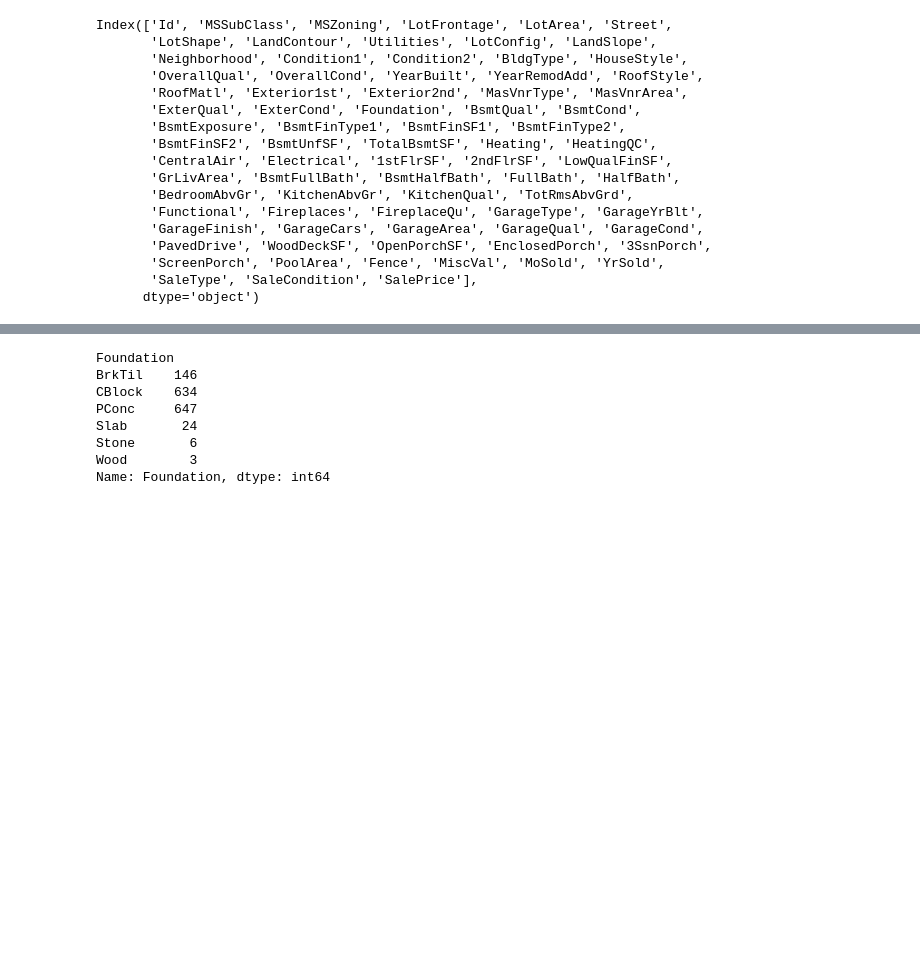
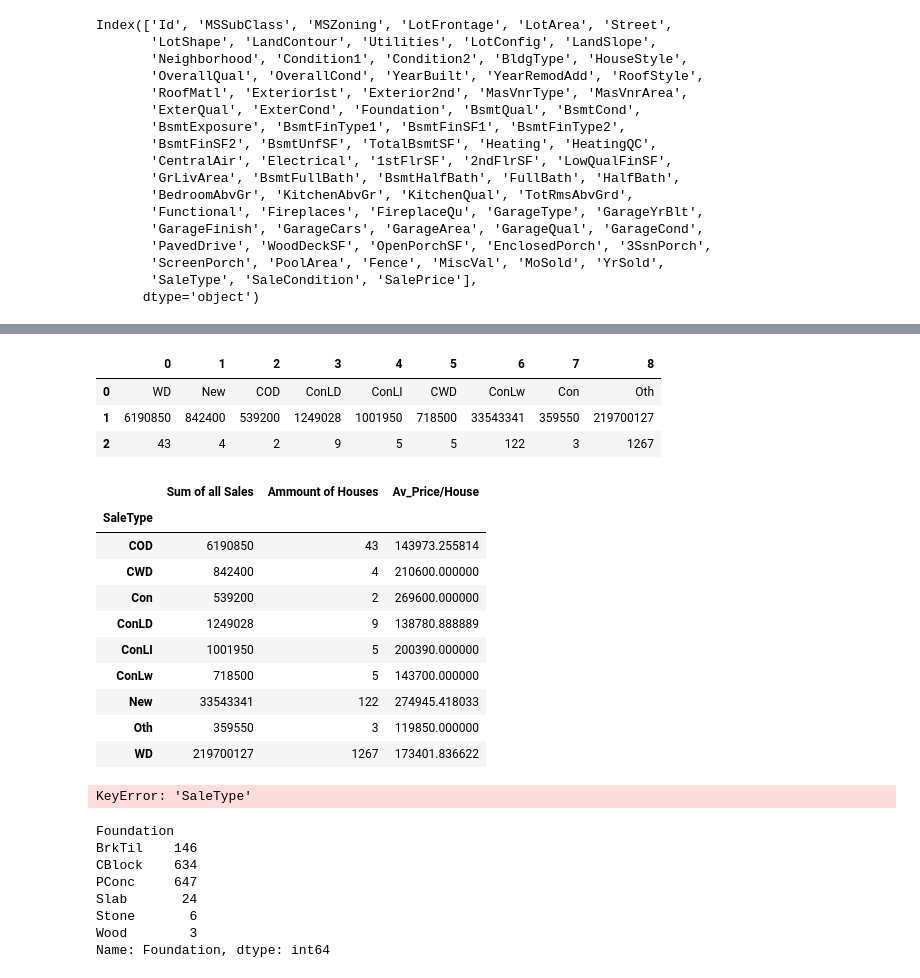
Before and after one commit to Xristos04/Data-Science-Tutorials, a Jupyter notebook: home_pract.ipynb, the cells around one changed output, grey strips where cells are left out. Cells and saved outputs as stored; diff of their text form; code cells hidden in the pictures; blank space fills up the shorter version.

```diff
--- a/home_pract.ipynb
+++ b/home_pract.ipynb
@@ -345,0 +351,10 @@ Index(['Id', 'MSSubClass', 'MSZoning', 'LotFrontage', 'LotArea', 'Street',
+# %%
+x = df.groupby('SaleType')['SalePrice'].sum()
+y = df.groupby('SaleType')['SalePrice'].agg('count')
+newDF = pd.DataFrame([ x , y ])
+newDF = pd.DataFrame({'Sum of all Sales': x, 'Ammount of Houses': y})
+newDF
+
+# df['PropertyAge'] = df['YrSold'] - df['YearBuilt']
+
+# df['PropertyAge']
@@ -346,3 +373,39 @@ Index(['Id', 'MSSubClass', 'MSZoning', 'LotFrontage', 'LotArea', 'Street',
+# %%
+ddf =  pd.DataFrame([df['SaleType'].unique(), x , y])
+ddf
+# %% [output]
+|  | 0 | 1 | 2 | 3 | 4 | 5 | 6 | 7 | 8 |
+| 0 | WD | New | COD | ConLD | ConLI | CWD | ConLw | Con | Oth |
+| 1 | 6190850 | 842400 | 539200 | 1249028 | 1001950 | 718500 | 33543341 | 359550 | 219700127 |
+| 2 | 43 | 4 | 2 | 9 | 5 | 5 | 122 | 3 | 1267 |
+# %%
+newDF
+# %% [output]
+|  | Sum of all Sales | Ammount of Houses | Av_Price/House |
+| SaleType |  |  |  |
+| COD | 6190850 | 43 | 143973.255814 |
+| CWD | 842400 | 4 | 210600.000000 |
+| Con | 539200 | 2 | 269600.000000 |
+| ConLD | 1249028 | 9 | 138780.888889 |
+| ConLI | 1001950 | 5 | 200390.000000 |
+| ConLw | 718500 | 5 | 143700.000000 |
+| New | 33543341 | 122 | 274945.418033 |
+| Oth | 359550 | 3 | 119850.000000 |
+| WD | 219700127 | 1267 | 173401.836622 |
+# %%
+newDF['Av_Price/House'] = newDF['Sum of all Sales'] / newDF['Ammount of Houses']
+
+saletype_corr = newDF['SaleType'].corr(newDF['Av_Price/House'])
+
+figDF = px.scatter(newDF, x='SaleType', y='Av_Price/House', title='SaleType vs Average Price by House',
+                        color='SaleType', color_continuous_scale=px.colors.sequential.Purp)
+
+
+figDF.update_layout(plot_bgcolor='rgb(30,30,30)', paper_bgcolor='rgb(30,30,30)', font=dict(color='white'))
+
+figDF.show()
+# %% [output]
+KeyError: 'SaleType'
 # %%
 x = df.groupby('Foundation')['Foundation'].agg('count')
 x
```
Also changed, not shown: parts of 2 cells of this notebook, 2 other files.
